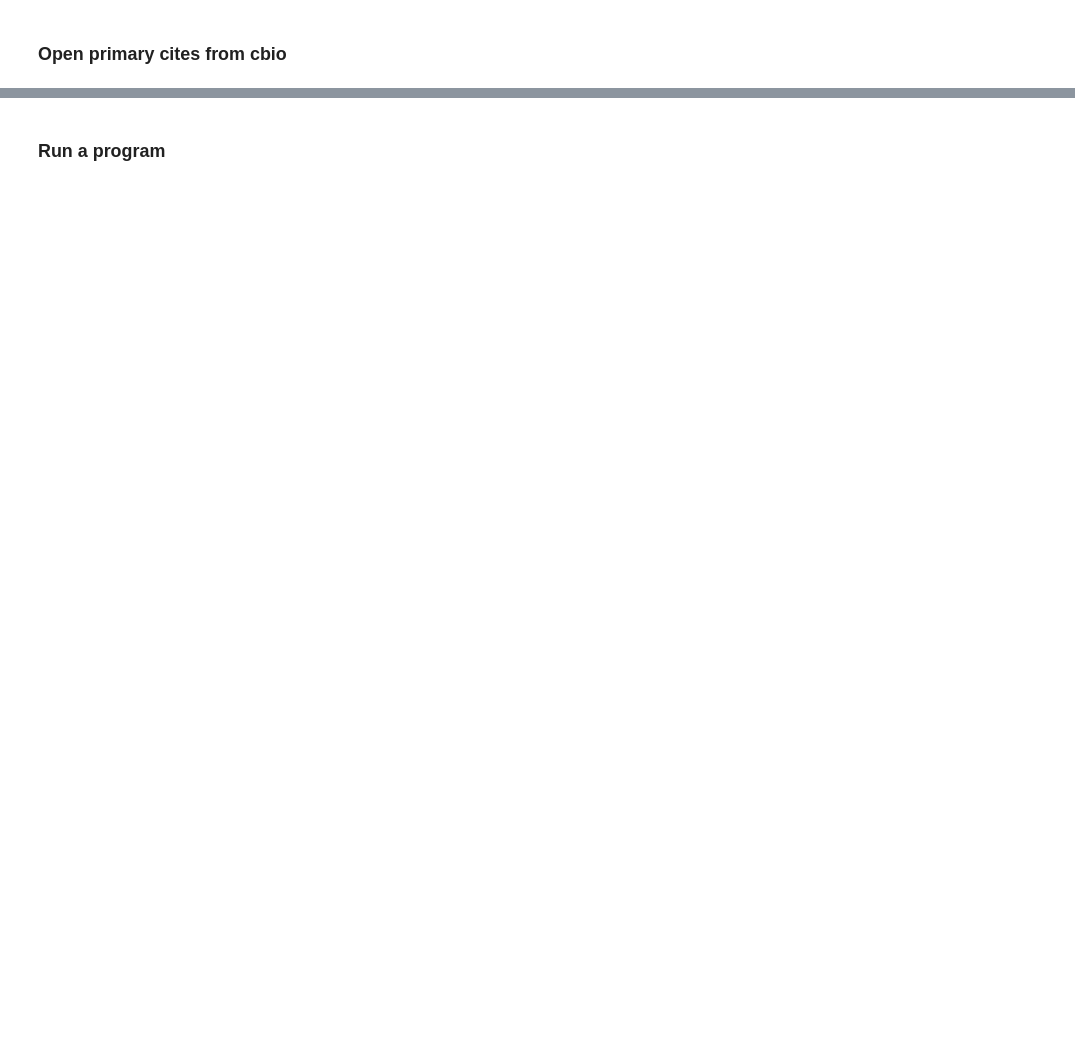
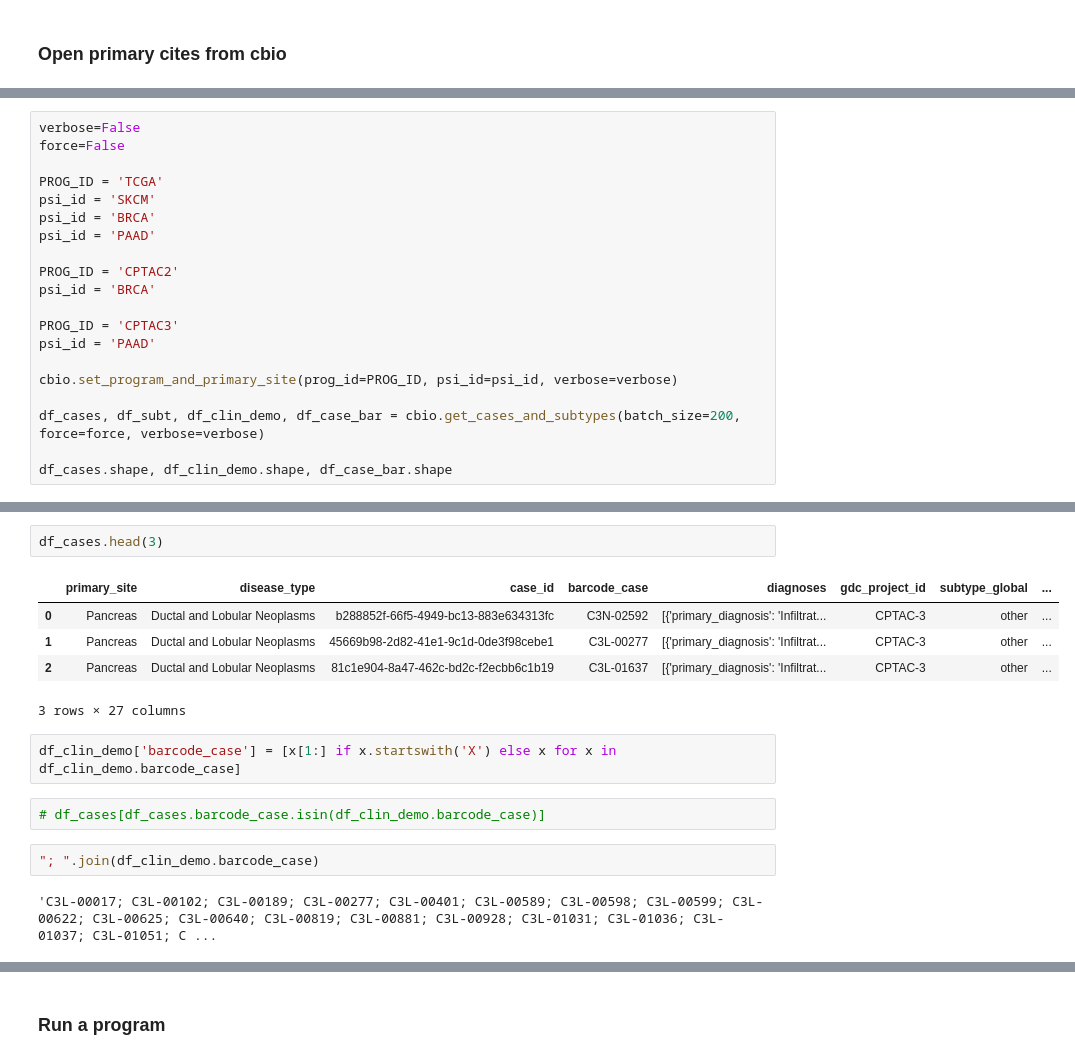
Before and after one commit to flalix/perturb_agent, a Jupyter notebook: notebooks/mtp_cBio_61_PSI_all_programs_CasesSamplesMut.ipynb, the cells around one changed output, grey strips where cells are left out. Drawn from its saved outputs; the diff is of its cells as text; blank space fills up the shorter version.

```diff
--- a/notebooks/mtp_cBio_61_PSI_all_programs_CasesSamplesMut.ipynb
+++ b/notebooks/mtp_cBio_61_PSI_all_programs_CasesSamplesMut.ipynb
@@ -234,0 +246,20 @@ cbio.root_disease, cbio.filename_demo
+# %%
+verbose=False
+force=False
+
+PROG_ID = 'TCGA'
+psi_id = 'SKCM'
+psi_id = 'BRCA'
+psi_id = 'PAAD'
+
+PROG_ID = 'CPTAC2'
+psi_id = 'BRCA'
+
+PROG_ID = 'CPTAC3'
+psi_id = 'PAAD'
+
+cbio.set_program_and_primary_site(prog_id=PROG_ID, psi_id=psi_id, verbose=verbose)
+
+df_cases, df_subt, df_clin_demo, df_case_bar = cbio.get_cases_and_subtypes(batch_size=200, force=force, verbose=verbose)
+
+df_cases.shape, df_clin_demo.shape, df_case_bar.shape
@@ -234,0 +275,16 @@ cbio.root_disease, cbio.filename_demo
+# %%
+df_cases.head(3)
+# %% [output]
+|  | primary_site | disease_type | case_id | barcode_case | diagnoses | gdc_project_id | subtype_global | ... |
+| 0 | Pancreas | Ductal and Lobular Neoplasms | b288852f-66f5-4949-bc13-883e634313fc | C3N-02592 | [{'primary_diagnosis': 'Infiltrat... | CPTAC-3 | other | ... |
+| 1 | Pancreas | Ductal and Lobular Neoplasms | 45669b98-2d82-41e1-9c1d-0de3f98cebe1 | C3L-00277 | [{'primary_diagnosis': 'Infiltrat... | CPTAC-3 | other | ... |
+| 2 | Pancreas | Ductal and Lobular Neoplasms | 81c1e904-8a47-462c-bd2c-f2ecbb6c1b19 | C3L-01637 | [{'primary_diagnosis': 'Infiltrat... | CPTAC-3 | other | ... |
+3 rows × 27 columns
+# %%
+df_clin_demo['barcode_case'] = [x[1:] if x.startswith('X') else x for x in df_clin_demo.barcode_case]
+# %%
+# df_cases[df_cases.barcode_case.isin(df_clin_demo.barcode_case)]
+# %%
+"; ".join(df_clin_demo.barcode_case)
+# %% [output]
+'C3L-00017; C3L-00102; C3L-00189; C3L-00277; C3L-00401; C3L-00589; C3L-00598; C3L-00599; C3L-00622; C3L-00625; C3L-00640; C3L-00819; C3L-00881; C3L-00928; C3L-01031; C3L-01036; C3L-01037; C3L-01051; C ...
```
Also changed, not shown: parts of 20 cells of this notebook, 5 other files.
